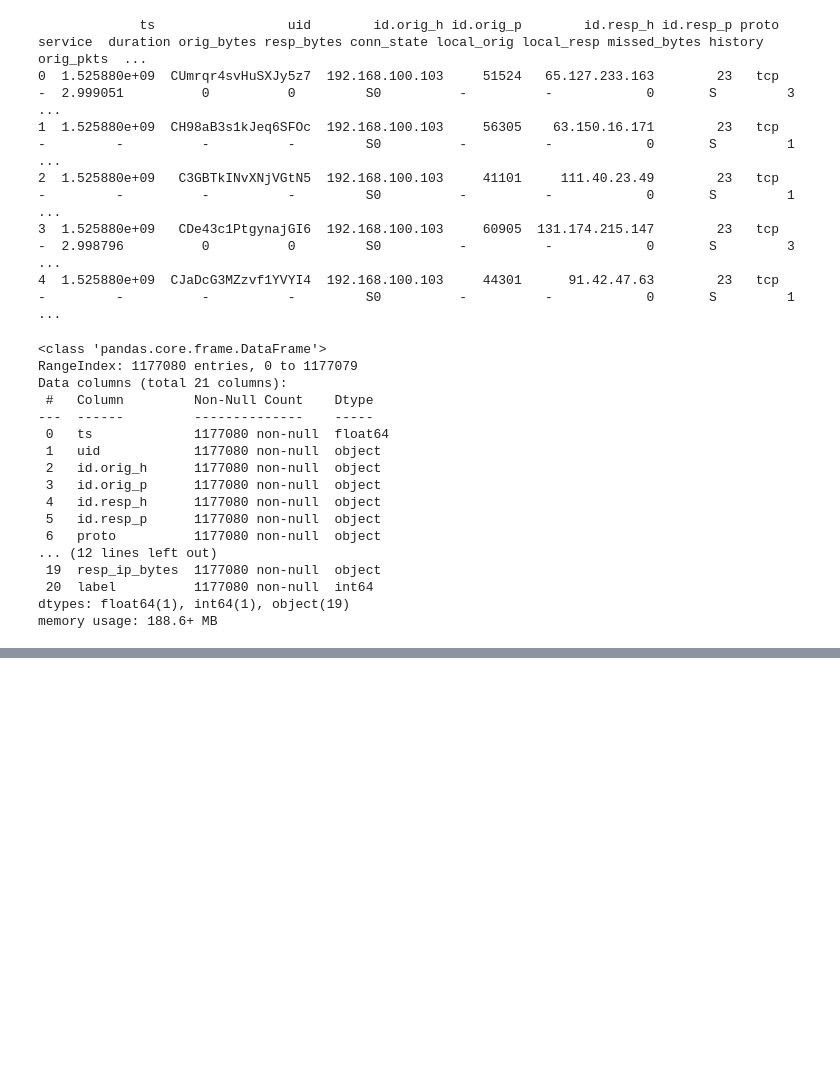
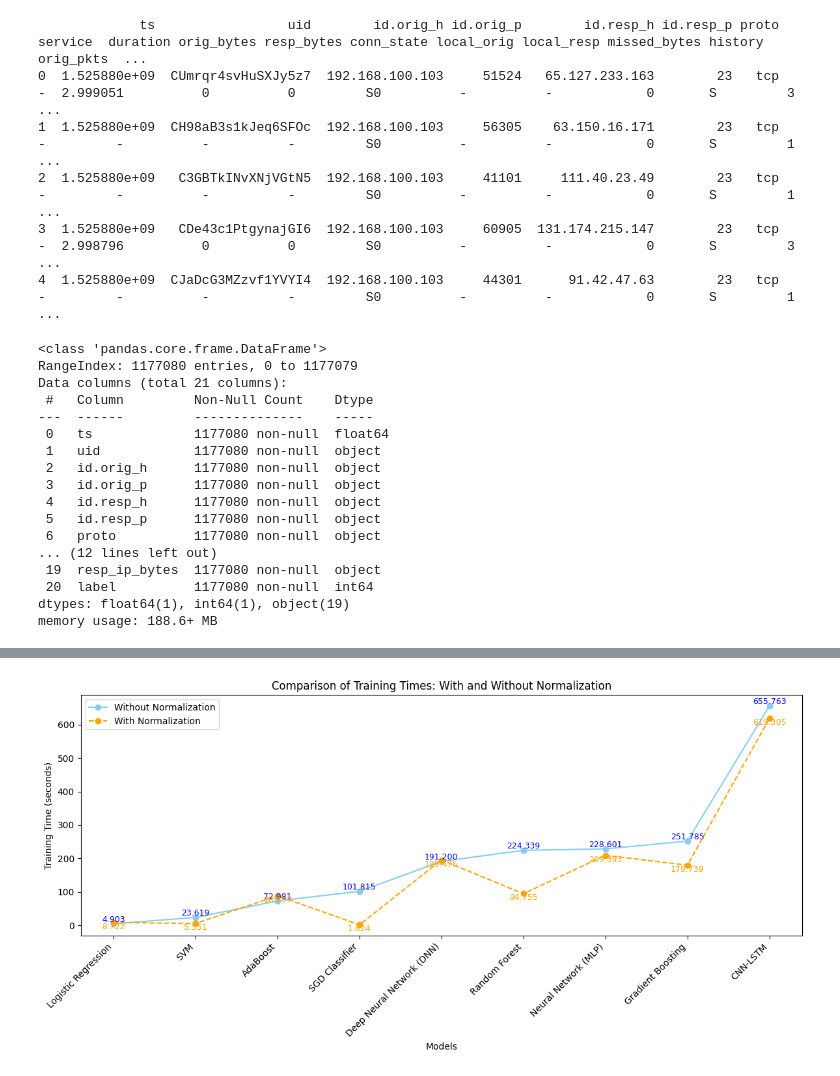
Before and after one commit to Amonion/iot_bot_detector, a Jupyter notebook: CTU_FEATURE_SELECTION.ipynb, the cells around one changed output, grey strips where cells are left out. Drawn from its saved outputs; the diff is of its cells as text; code cells hidden in the pictures; blank space fills up the shorter version.

```diff
--- a/CTU_FEATURE_SELECTION.ipynb
+++ b/CTU_FEATURE_SELECTION.ipynb
@@ -300,0 +713,11 @@ weighted avg       1.00      1.00      1.00    235416
+# %%
+start_time = time.time()
+model_mlp = MLPClassifier(hidden_layer_sizes=(64,), max_iter=200, early_stopping=True, random_state=42)
+model_mlp.fit(X_train, y_train)
+training_time_mlpn = time.time() - start_time
+y_pred_mlp = model_mlp.predict(X_test)
+
+print("Neural Network (MLP)")
+print("Training Time: ", training_time_mlpn)
+print("Accuracy:", accuracy_score(y_test, y_pred_mlp))
+print("Classification Report:\n", classification_report(y_test, y_pred_mlp))
@@ -300,0 +826,51 @@ weighted avg       1.00      1.00      1.00    235416
+# %%
+training_times = {
+    "Random Forest": training_time_rf,
+    "Logistic Regression": training_time_lr,
+    "AdaBoost": training_time_ab,
+    "SGD Classifier": training_time_sgd,
+    "SVM": training_time_svm,
+    "Neural Network (MLP)": training_time_mlp,
+    "Deep Neural Network (DNN)": training_time_dp,
+    "CNN-LSTM": training_time_cnn,
+    "Gradient Boosting": training_time_gb
+}
+
+training_timesn = {
+    "Random Forest": training_time_rfn,
+    "Logistic Regression": training_time_lrn,
+    "AdaBoost": training_time_abn,
+    "SGD Classifier": training_time_sgdn,
+    "SVM": training_time_svmn,
+    "Neural Network (MLP)": training_time_mlpn,
+    "Deep Neural Network (DNN)": training_time_dpn,
+    "CNN-LSTM": training_time_cnnn,
+    "Gradient Boosting": training_time_gbn
+}
+
+sorted_training_times = dict(sorted(training_times.items(), key=lambda x: x[1]))
+sorted_training_timesn = {model: training_timesn[model] for model in sorted_training_times.keys()}
+
+models = list(sorted_training_times.keys())
+times_without_norm = list(sorted_training_times.values())
+times_with_norm = list(sorted_training_timesn.values())
+
+plt.figure(figsize=(12, 6))
+
+plt.plot(models, times_without_norm, marker='o', linestyle='-', label='Without Normalization', color='skyblue')
+plt.plot(models, times_with_norm, marker='o', linestyle='--', label='With Normalization', color='orange')
+
+plt.xticks(rotation=45, ha='right')
+plt.xlabel("Models")
+plt.ylabel("Training Time (seconds)")
+plt.title("Comparison of Training Times: With and Without Normalization")
+plt.legend()
+plt.tight_layout()
+
+for i, (time_wn, time_n) in enumerate(zip(times_without_norm, times_with_norm)):
+    plt.text(i, time_wn, f'{time_wn:.3f}', ha='center', va='bottom', fontsize=9, color='blue')
+    plt.text(i, time_n, f'{time_n:.3f}', ha='center', va='top', fontsize=9, color='orange')
+
+plt.show()
+# %% [output]
+[figure, added]
```
Also changed, not shown: parts of 70 cells of this notebook, 2 other files.
